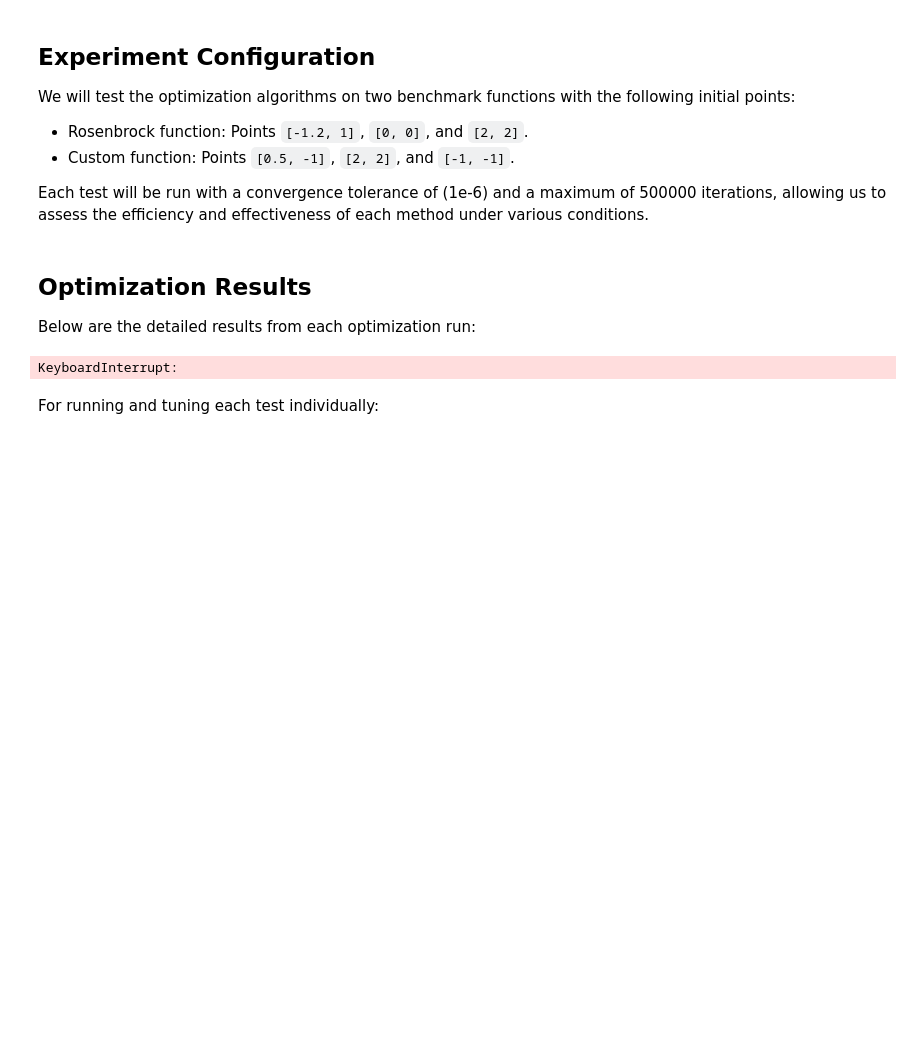
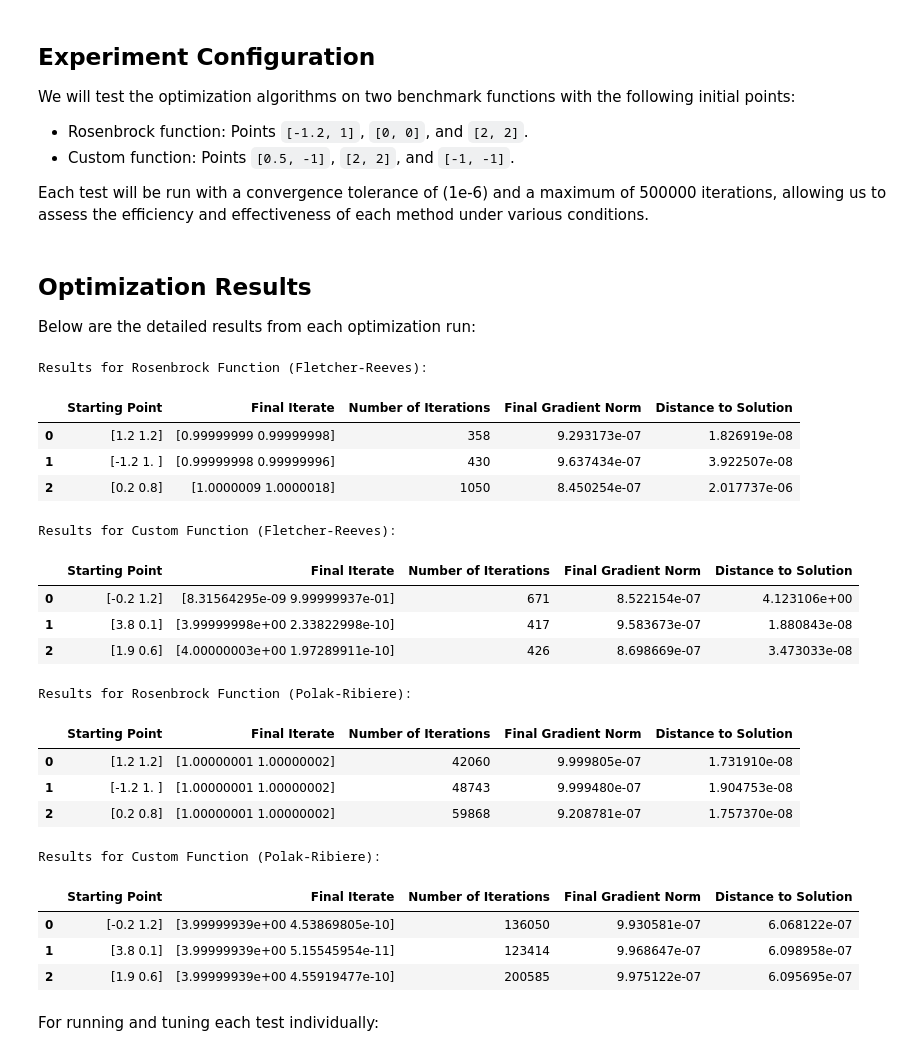
Before and after one commit to Sakops/NO_Project, a Jupyter notebook: task3.ipynb, the cells around one changed output. Cells and saved outputs as stored; diff of their text form; code cells hidden in the pictures; blank space fills up the shorter version.

```diff
--- a/task3.ipynb
+++ b/task3.ipynb
@@ -121,8 +121,8 @@ import numpy as np
 def grad_custom_function(x):
     """Calculate the gradient of the custom function at x."""
     grad = np.zeros(2)
-    grad[0] = 300 * x[0] * x[1]**2 + (0.5 * x[0] + 2 * x[1] - 2) * 0.5
-    grad[1] = 300 * x[0]**2 * x[1] + (0.5 * x[0] + 2 * x[1] - 2) * 2
+    grad[0] = 300 * x[0] * x[1]**2 + 2 * (0.5 * x[0] + 2 * x[1] - 2) * 0.5
+    grad[1] = 300 * x[0]**2 * x[1] + 2 * (0.5 * x[0] + 2 * x[1] - 2) * 2
     return grad
 # %% [markdown]
 ## Methodological Approach
@@ -310,26 +310,45 @@ Below are the detailed results from each optimization run:
 # %%
 # Assume initial_points_rosenbrock and initial_points_custom are already defined
 rosenbrock_solution = np.array([1, 1])
 custom_solution = np.array([4, 0])
 
 # Run tests and display results
-#results_df_rosenbrock_fr = run_optimization_tests('FR', safe_rosenbrock, safe_grad_rosenbrock, initial_points_rosenbrock, rosenbrock_solution)
+results_df_rosenbrock_fr = run_optimization_tests('FR', safe_rosenbrock, safe_grad_rosenbrock, initial_points_rosenbrock, rosenbrock_solution)
 results_df_custom_fr = run_optimization_tests('FR', custom_function, grad_custom_function, initial_points_custom, custom_solution)
-#results_df_rosenbrock_pr = run_optimization_tests('PR', safe_rosenbrock, safe_grad_rosenbrock, initial_points_rosenbrock, rosenbrock_solution)
-#results_df_custom_pr = run_optimization_tests('PR', custom_function, grad_custom_function, initial_points_custom, custom_solution)
+results_df_rosenbrock_pr = run_optimization_tests('PR', safe_rosenbrock, safe_grad_rosenbrock, initial_points_rosenbrock, rosenbrock_solution)
+results_df_custom_pr = run_optimization_tests('PR', custom_function, grad_custom_function, initial_points_custom, custom_solution)
 
-#print("Results for Rosenbrock Function (Fletcher-Reeves):")
-#display(results_df_rosenbrock_fr)  # Use display for nicer output in Jupyter Notebook
+print("Results for Rosenbrock Function (Fletcher-Reeves):")
+display(results_df_rosenbrock_fr)  # Use display for nicer output in Jupyter Notebook
 
 print("Results for Custom Function (Fletcher-Reeves):")
 display(results_df_custom_fr)
 
-#print("Results for Rosenbrock Function (Polak-Ribiere):")
-#display(results_df_rosenbrock_pr)
+print("Results for Rosenbrock Function (Polak-Ribiere):")
+display(results_df_rosenbrock_pr)
 
-#print("Results for Custom Function (Polak-Ribiere):")
-#display(results_df_custom_pr)
+print("Results for Custom Function (Polak-Ribiere):")
+display(results_df_custom_pr)
 # %% [output]
-KeyboardInterrupt:
+Results for Rosenbrock Function (Fletcher-Reeves):
+|  | Starting Point | Final Iterate | Number of Iterations | Final Gradient Norm | Distance to Solution |
+| 0 | [1.2 1.2] | [0.99999999 0.99999998] | 358 | 9.293173e-07 | 1.826919e-08 |
+| 1 | [-1.2 1. ] | [0.99999998 0.99999996] | 430 | 9.637434e-07 | 3.922507e-08 |
+| 2 | [0.2 0.8] | [1.0000009 1.0000018] | 1050 | 8.450254e-07 | 2.017737e-06 |
+Results for Custom Function (Fletcher-Reeves):
+|  | Starting Point | Final Iterate | Number of Iterations | Final Gradient Norm | Distance to Solution |
+| 0 | [-0.2 1.2] | [8.31564295e-09 9.99999937e-01] | 671 | 8.522154e-07 | 4.123106e+00 |
+| 1 | [3.8 0.1] | [3.99999998e+00 2.33822998e-10] | 417 | 9.583673e-07 | 1.880843e-08 |
+| 2 | [1.9 0.6] | [4.00000003e+00 1.97289911e-10] | 426 | 8.698669e-07 | 3.473033e-08 |
+Results for Rosenbrock Function (Polak-Ribiere):
+|  | Starting Point | Final Iterate | Number of Iterations | Final Gradient Norm | Distance to Solution |
+| 0 | [1.2 1.2] | [1.00000001 1.00000002] | 42060 | 9.999805e-07 | 1.731910e-08 |
+| 1 | [-1.2 1. ] | [1.00000001 1.00000002] | 48743 | 9.999480e-07 | 1.904753e-08 |
+| 2 | [0.2 0.8] | [1.00000001 1.00000002] | 59868 | 9.208781e-07 | 1.757370e-08 |
+Results for Custom Function (Polak-Ribiere):
+|  | Starting Point | Final Iterate | Number of Iterations | Final Gradient Norm | Distance to Solution |
+| 0 | [-0.2 1.2] | [3.99999939e+00 4.53869805e-10] | 136050 | 9.930581e-07 | 6.068122e-07 |
+| 1 | [3.8 0.1] | [3.99999939e+00 5.15545954e-11] | 123414 | 9.968647e-07 | 6.098958e-07 |
+| 2 | [1.9 0.6] | [3.99999939e+00 4.55919477e-10] | 200585 | 9.975122e-07 | 6.095695e-07 |
 # %% [markdown]
 For running and tuning each test individually:
```
Also changed, not shown: parts of 14 cells of this notebook.
